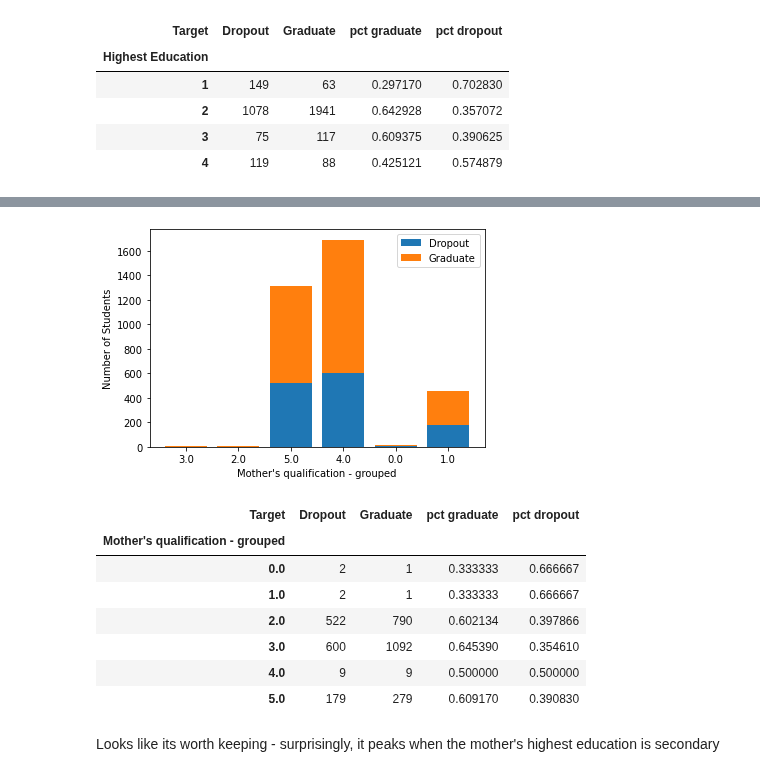
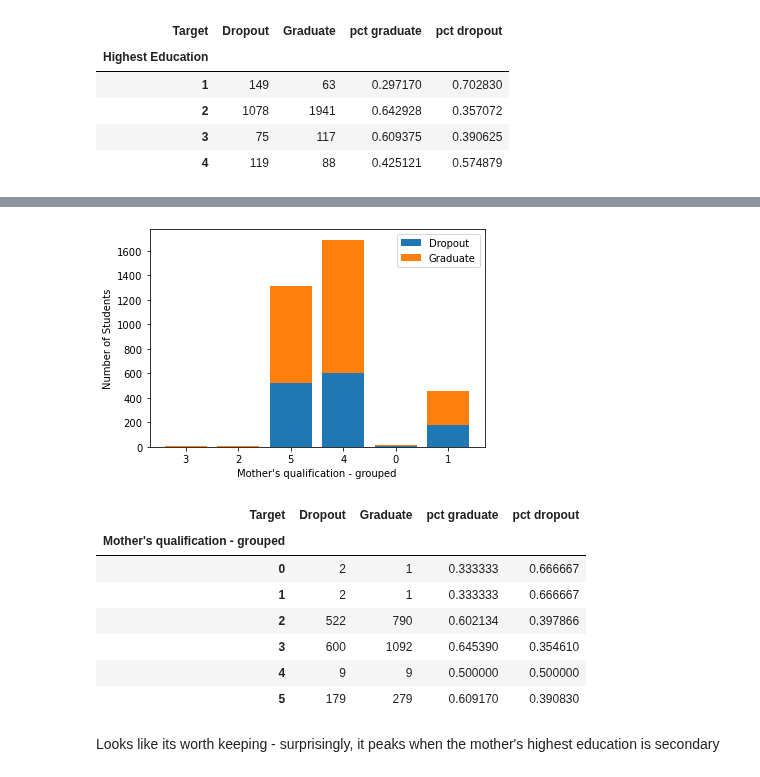
Before and after one commit to obDann/INF2179-GroupProject, a Jupyter notebook: ds_modelling.ipynb, the cells around one changed output, grey strips where cells are left out. Cells and saved outputs as stored; diff of their text form; code cells hidden in the pictures.

```diff
--- a/ds_modelling.ipynb
+++ b/ds_modelling.ipynb
@@ -207,7 +194,7 @@ To continue, we are going to consider variables to remove. That is, if there is
 # %%
 def provide_stacked_bar_individual(categorical_var, fn_df):
     """
-    (str, DataFrame) -> plt.show() Object, pandas.DataFrame
+    (str, DataFrame) -> None, pandas.DataFrame
 
     Provided a string, this function shows the distribution of a
     specified categorical variable, and the
@@ -240,7 +227,7 @@ def provide_stacked_bar_individual(categorical_var, fn_df):
 
 def provide_histogram_individual(categorical_var, fn_df, num_bins):
     """
-    (str, DataFrame) -> plt.show() Object, pandas.DataFrame
+    (str, DataFrame) -> None, pandas.DataFrame
 
     Provided a string, this function shows the distribution of a
     specified categorical variable, and the
@@ -386,5 +373,5 @@ Thus, it should be sufficient for us to drop these variables as there may not be
 # %%
-for_drop_df = df_initial[:]
+for_drop_df = df_initial.loc[:]
 for_drop_df["Inflation Good Range"] = for_drop_df["Inflation rate"].apply(lambda x: 1 if (x > 0.3 and x < 2) else 0)
 
 to_drop = ["Nacionality", "Educational special needs", "International", "GDP", "Inflation rate", "Unemployment rate"]
@@ -459,13 +475,13 @@ def categorize_app_mode(app_mode_num):
     elif app_mode_num in g_cont:
         return "General Contigent"
     elif app_mode_num in special_cont:
-        return "Special Contengent"
+        return "Special Contingent"
     elif app_mode_num in diploma:
         return "Diploma Holders"
     else:
         return "Mature Students"  # Returning 0 for "Other" category
 
-df_dropped['Application mode'] = df_dropped['Application mode'].apply(categorize_app_mode)
+df_dropped['Application mode Recategorized'] = df_dropped['Application mode'].apply(categorize_app_mode)
 df_dropped
 # %% [output]
 |  | Marital status | Application mode | Application order | Course | Daytime/evening attendance\t | ... |
@@ -499,0 +552,4 @@ We do see a lot of variance between the percentages, so I would say that this is
+# %%
+if "Application mode Recategorized" in df_dropped.columns:
+    df_dropped = df_dropped.drop(["Application mode Recategorized"], axis=1)
+df_dropped.columns
@@ -685,19 +787,18 @@ df_dropped.astype({"Father's qualification - grouped": "int", "Mother's qualific
 # %%
-# removing nas
-plot_temp, df_temp = provide_stacked_bar_individual("Mother's qualification - grouped", df_dropped.dropna())
+plot_temp, df_temp = provide_stacked_bar_individual("Mother's qualification - grouped", df_dropped)
 df_temp["pct graduate"] = df_temp["Graduate"] / (df_temp["Dropout"] + df_temp["Graduate"])
 df_temp["pct dropout"] = df_temp["Dropout"] / (df_temp["Dropout"] + df_temp["Graduate"])
 df_temp
 # %% [output]
-[figure, old version]
+[figure, new version]
 | Target | Dropout | Graduate | pct graduate | pct dropout |
 | Mother's qualification - grouped |  |  |  |  |
-| 0.0 | 2 | 1 | 0.333333 | 0.666667 |
-| 1.0 | 2 | 1 | 0.333333 | 0.666667 |
-| 2.0 | 522 | 790 | 0.602134 | 0.397866 |
-| 3.0 | 600 | 1092 | 0.645390 | 0.354610 |
-| 4.0 | 9 | 9 | 0.500000 | 0.500000 |
-| 5.0 | 179 | 279 | 0.609170 | 0.390830 |
+| 0 | 2 | 1 | 0.333333 | 0.666667 |
+| 1 | 2 | 1 | 0.333333 | 0.666667 |
+| 2 | 522 | 790 | 0.602134 | 0.397866 |
+| 3 | 600 | 1092 | 0.645390 | 0.354610 |
+| 4 | 9 | 9 | 0.500000 | 0.500000 |
+| 5 | 179 | 279 | 0.609170 | 0.390830 |
 # %% [markdown]
 Looks like its worth keeping - surprisingly, it peaks when the mother's highest education is secondary
 # %%
```
Also changed, not shown: parts of 49 cells of this notebook.
